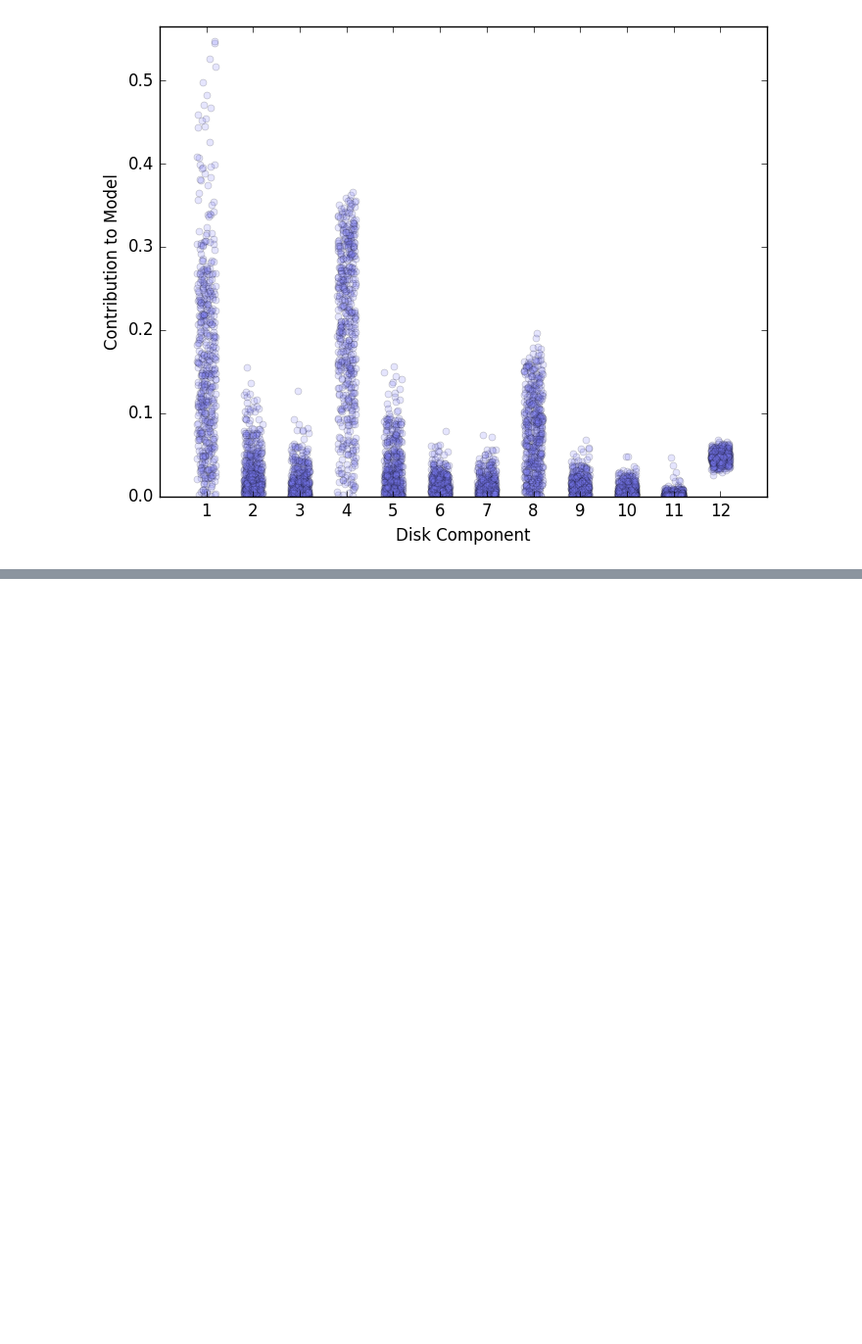
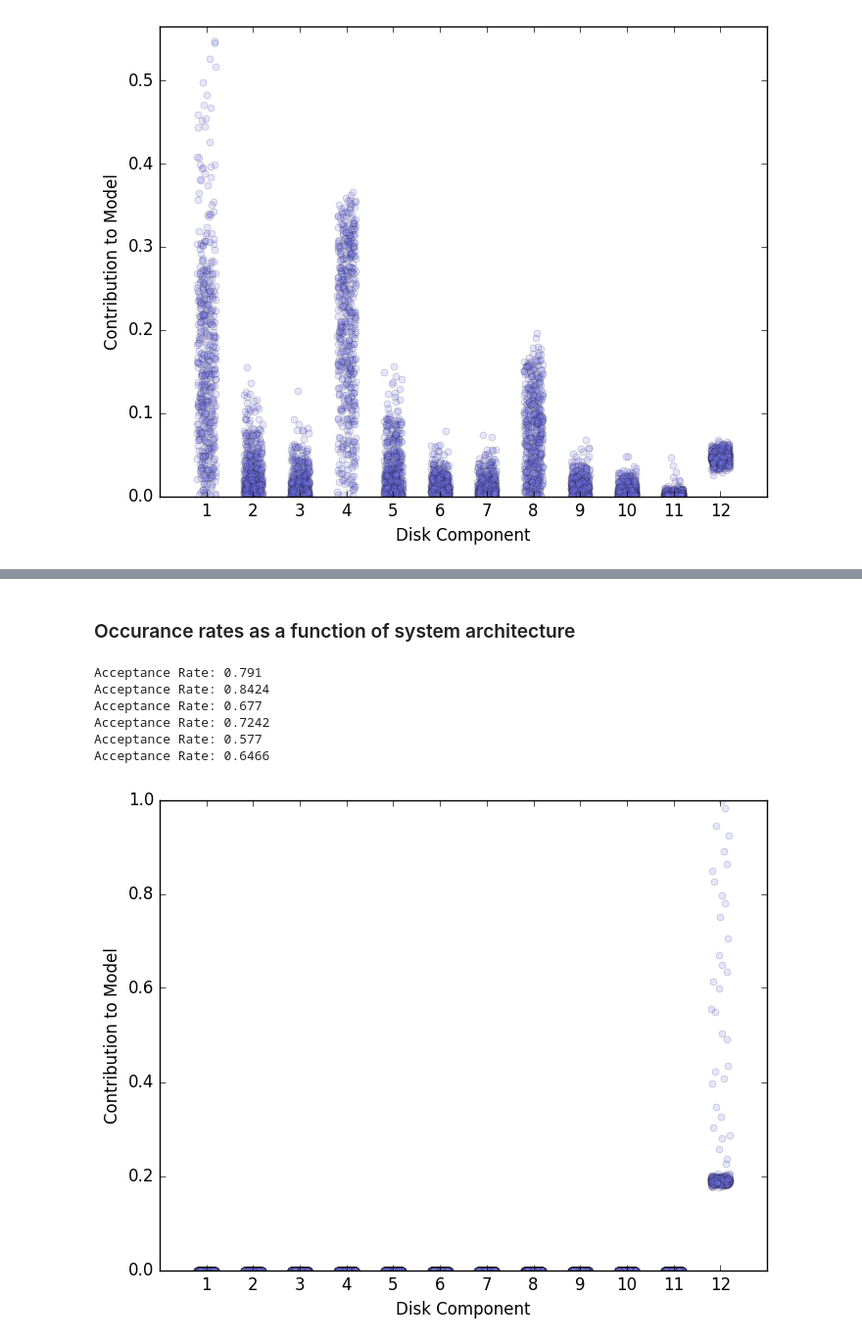
Before and after one commit to jcmoriar/MockKepler, a Jupyter notebook: docs/Grid.ipynb, the cells around one changed output, grey strips where cells are left out. Shown: that part at 98% size. Drawn from its saved outputs; the diff is of its cells as text; code cells hidden in the pictures; blank space fills up the shorter version.

Commit message:
single component mcmc analysis

```diff
--- a/docs/Grid.ipynb
+++ b/docs/Grid.ipynb
@@ -163,0 +139,46 @@ WARNING: replacing module MockKepler
+# %% [markdown]
+### Occurance rates as a function of system architecture
+# %%
+index = 4
+function f(p)
+    model = zeros(Float64, 12)
+    model[index] = p[1]
+    MockKepler.multiplicity_lnl(model, sample_combo_indices, observed_mult, mult_probs)
+end
+chain, lnl = utils.basicMCMC(f, [1], 1000, proposal_width=.006);
+chain, lnl = utils.basicMCMC(f, chain[1], 5000, proposal_width=.006);
+models = zeros(Float64, 12, length(lnl))
+models[index,:] = chain[:]
+plotting.plot_all(models, camp, kois, dir="../plots", suffix="_0.5")
+
+index = 8
+function f(p)
+    model = zeros(Float64, 12)
+    model[index] = p[1]
+    MockKepler.multiplicity_lnl(model, sample_combo_indices, observed_mult, mult_probs)
+end
+chain, lnl = utils.basicMCMC(f, [1], 1000, proposal_width=.006);
+chain, lnl = utils.basicMCMC(f, chain[1], 5000, proposal_width=.006);
+models = zeros(Float64, 12, length(lnl))
+models[index,:] = chain[:]
+plotting.plot_all(models, camp, kois, dir="../plots", suffix="_1.5")
+
+index = 12
+function f(p)
+    model = zeros(Float64, 12)
+    model[index] = p[1]
+    MockKepler.multiplicity_lnl(model, sample_combo_indices, observed_mult, mult_probs)
+end
+chain, lnl = utils.basicMCMC(f, [1], 1000, proposal_width=.006);
+chain, lnl = utils.basicMCMC(f, chain[1], 5000, proposal_width=.006);
+models = zeros(Float64, 12, length(lnl))
+models[index,:] = chain[:]
+plotting.plot_all(models, camp, kois, dir="../plots", suffix="_2.5")
+# %% [output]
+Acceptance Rate: 0.791
+Acceptance Rate: 0.8424
+Acceptance Rate: 0.677
+Acceptance Rate: 0.7242
+Acceptance Rate: 0.577
+Acceptance Rate: 0.6466
+[figure, added]
```
Also changed, not shown: parts of 4 cells of this notebook, 1 other file.
